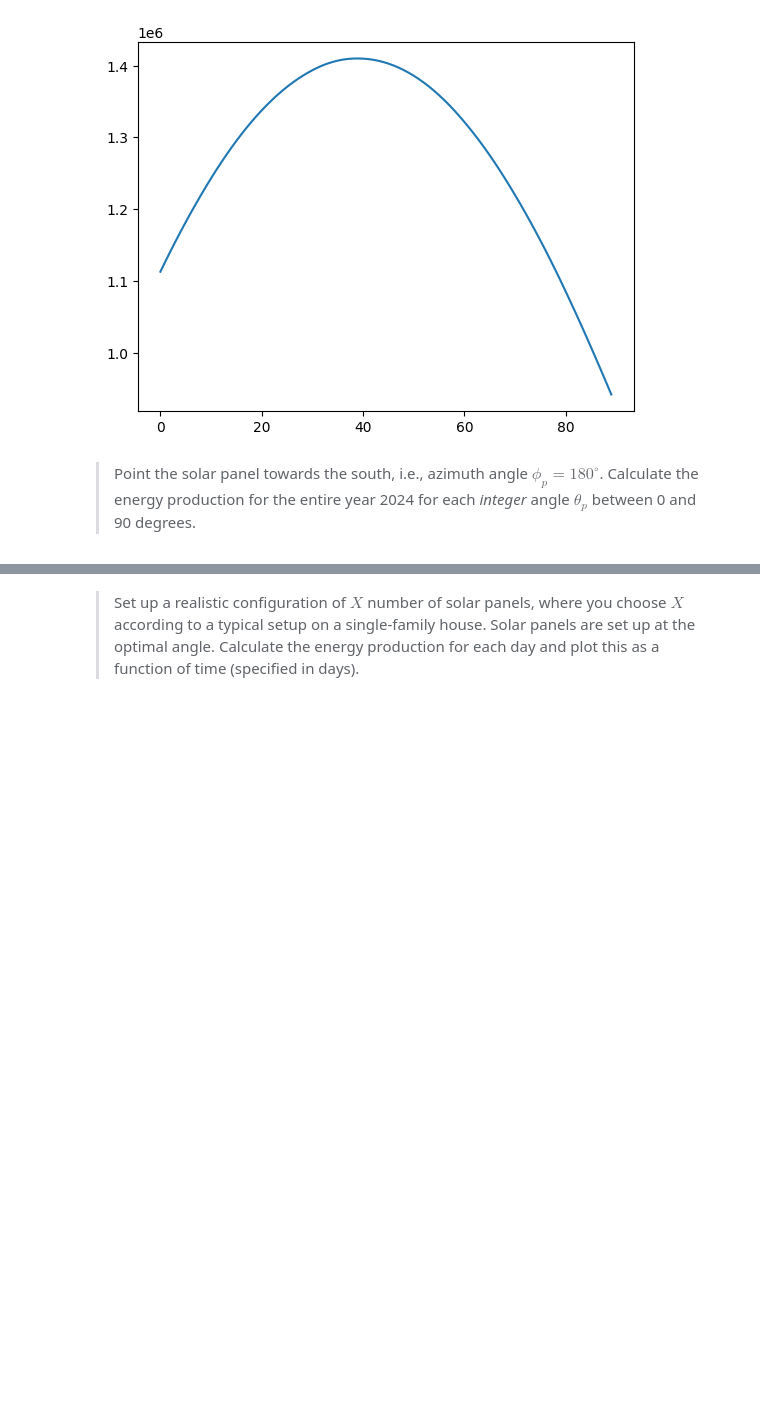
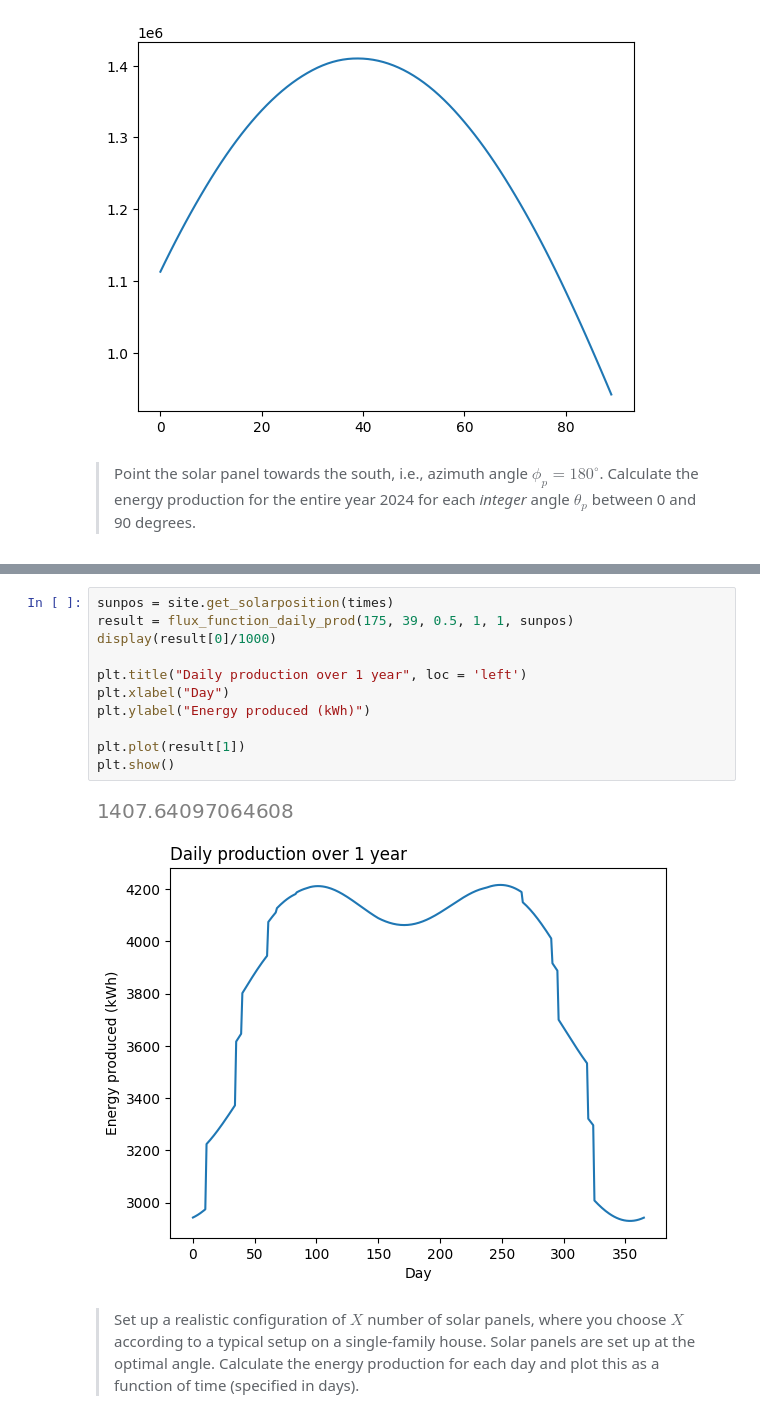
Before and after one commit to Romultra/Ultra-solar-panels, a Jupyter notebook: Questions.ipynb, the cells around one changed output, grey strips where cells are left out. Saved outputs shown, nothing was run; the diff lists cells and outputs as text; blank space fills up the shorter version.

```diff
--- a/Questions.ipynb
+++ b/Questions.ipynb
@@ -468,2 +485,16 @@ Enegry production at this angle: 1409.9796889700092 kWh
+# %%
+sunpos = site.get_solarposition(times)
+result = flux_function_daily_prod(175, 39, 0.5, 1, 1, sunpos)
+display(result[0]/1000)
+
+plt.title("Daily production over 1 year", loc = 'left')
+plt.xlabel("Day")
+plt.ylabel("Energy produced (kWh)")
+
+plt.plot(result[1])
+plt.show()
+# %% [output]
+[figure, added]
+[figure, added]
 # %% [markdown]
 > Set up a realistic configuration of $X$ number of solar panels, where you choose $X$ according to a typical setup on a single-family house. Solar panels are set up at the optimal angle. Calculate the energy production for each day and plot this as a function of time (specified in days).
```
Also changed, not shown: parts of 6 cells of this notebook.
